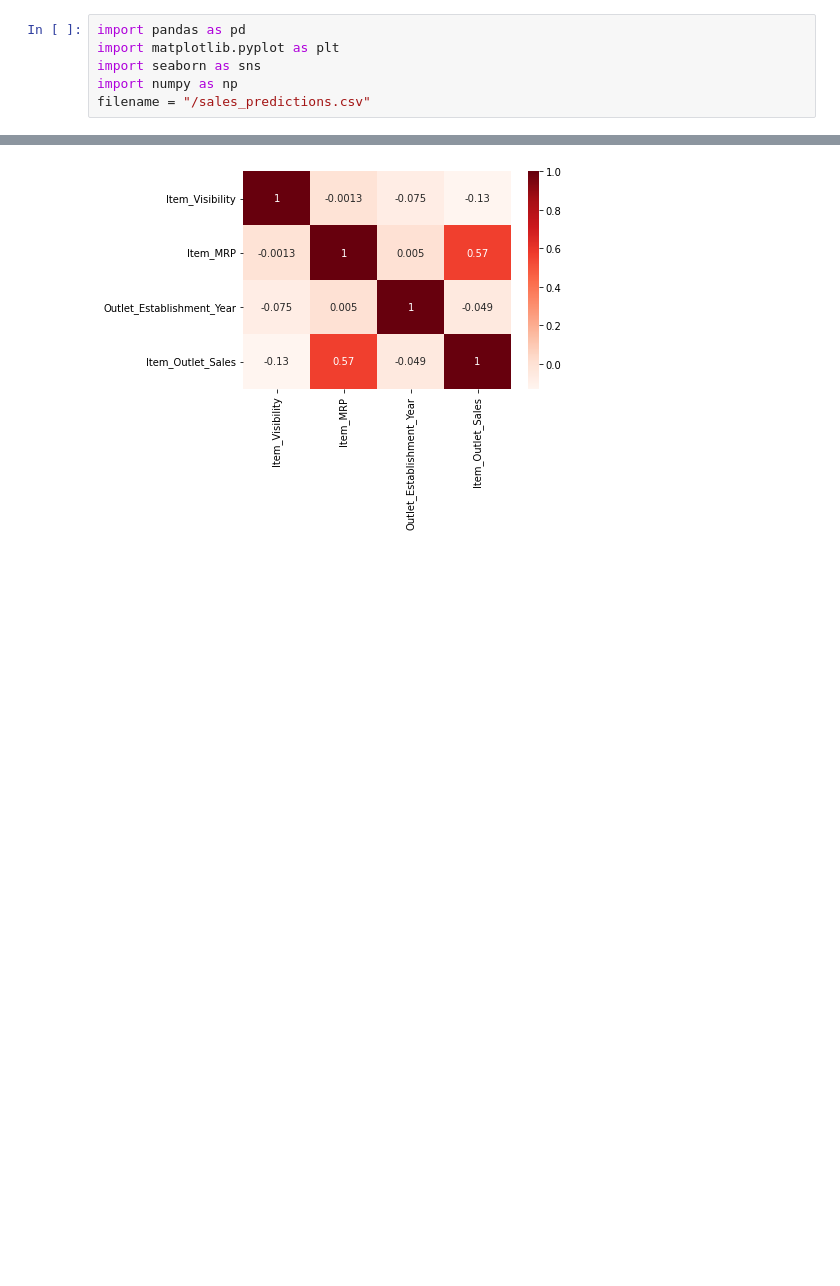
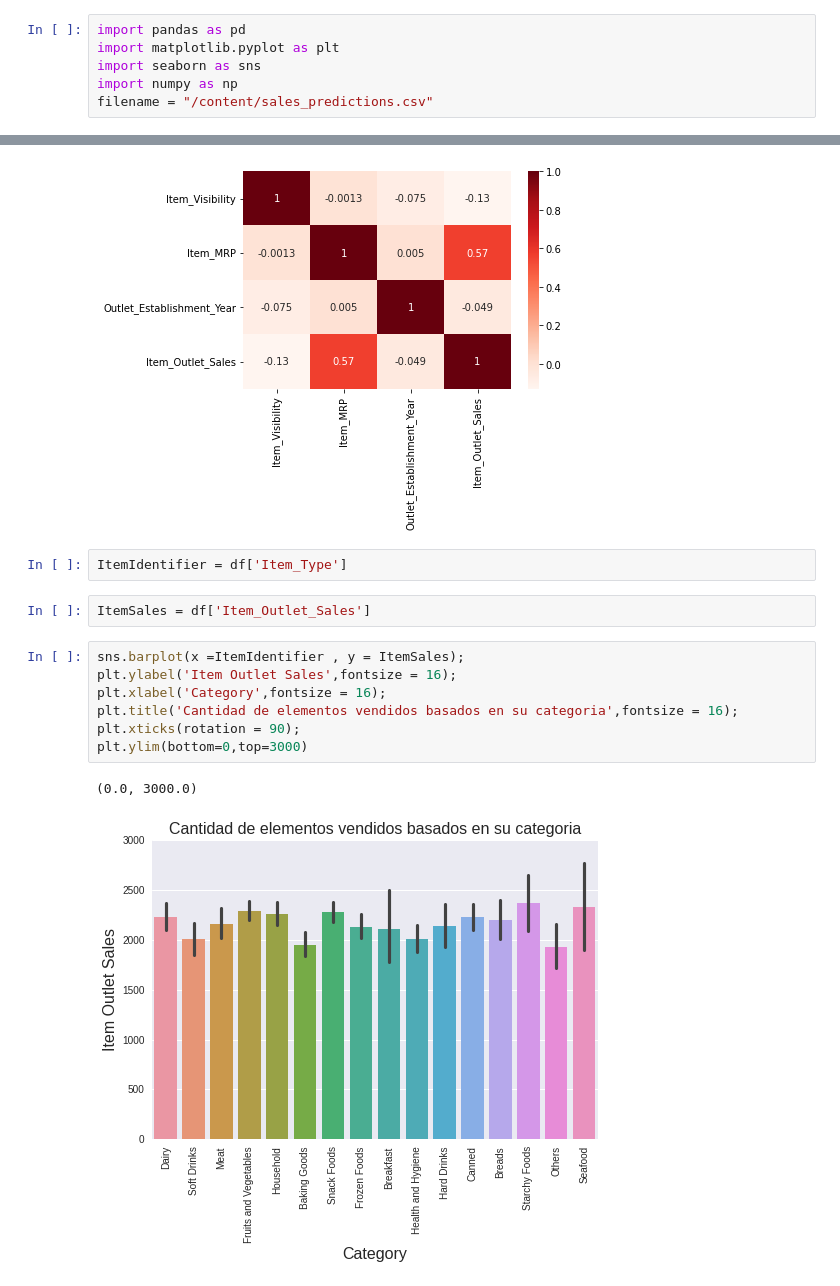
Before and after one commit to SamuelCdna/-predicciones-de-ventas-alimenticias-, a Jupyter notebook: predicciones_de_ventas_alimenticias.ipynb, the cells around one changed output, grey strips where cells are left out. Saved outputs shown, nothing was run; the diff lists cells and outputs as text; blank space fills up the shorter version.

```diff
--- a/predicciones_de_ventas_alimenticias.ipynb
+++ b/predicciones_de_ventas_alimenticias.ipynb
@@ -7,7 +7,7 @@ import pandas as pd
 import matplotlib.pyplot as plt
 import seaborn as sns
 import numpy as np
-filename = "/sales_predictions.csv"
+filename = "/content/sales_predictions.csv"
 # %% [markdown]
 -Item_MRP
 
@@ -213,3 +213,17 @@ corr = df.corr()
 sns.heatmap(corr, cmap = 'Reds', annot = True);
 # %% [output]
 [figure]
+# %%
+ItemIdentifier = df['Item_Type']
+# %%
+ItemSales = df['Item_Outlet_Sales']
+# %%
+sns.barplot(x =ItemIdentifier , y = ItemSales);
+plt.ylabel('Item Outlet Sales',fontsize = 16);
+plt.xlabel('Category',fontsize = 16);
+plt.title('Cantidad de elementos vendidos basados en su categoria',fontsize = 16);
+plt.xticks(rotation = 90);
+plt.ylim(bottom=0,top=3000)
+# %% [output]
+(0.0, 3000.0)
+[figure, added]
```
Also changed, not shown: parts of 5 cells of this notebook.
